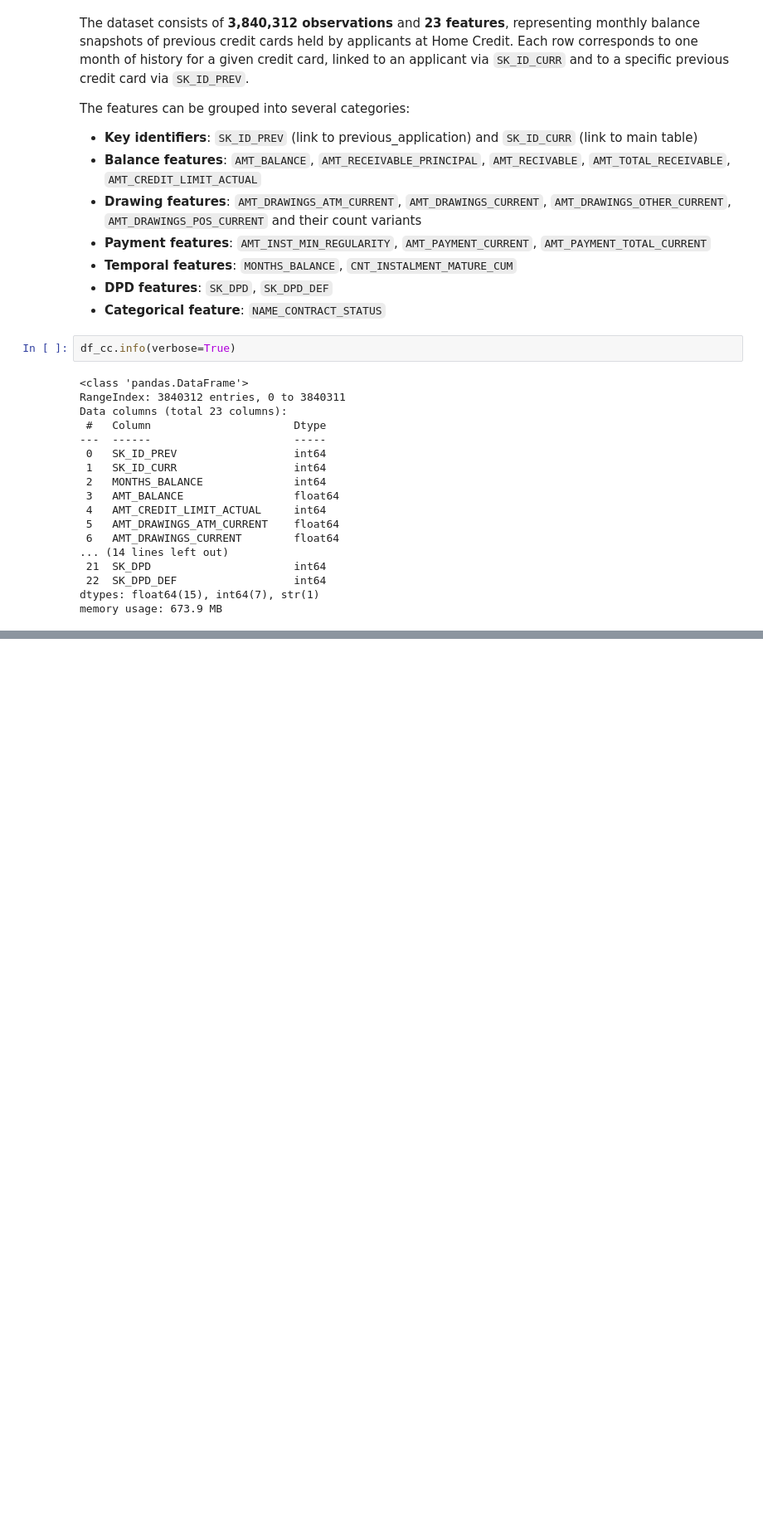
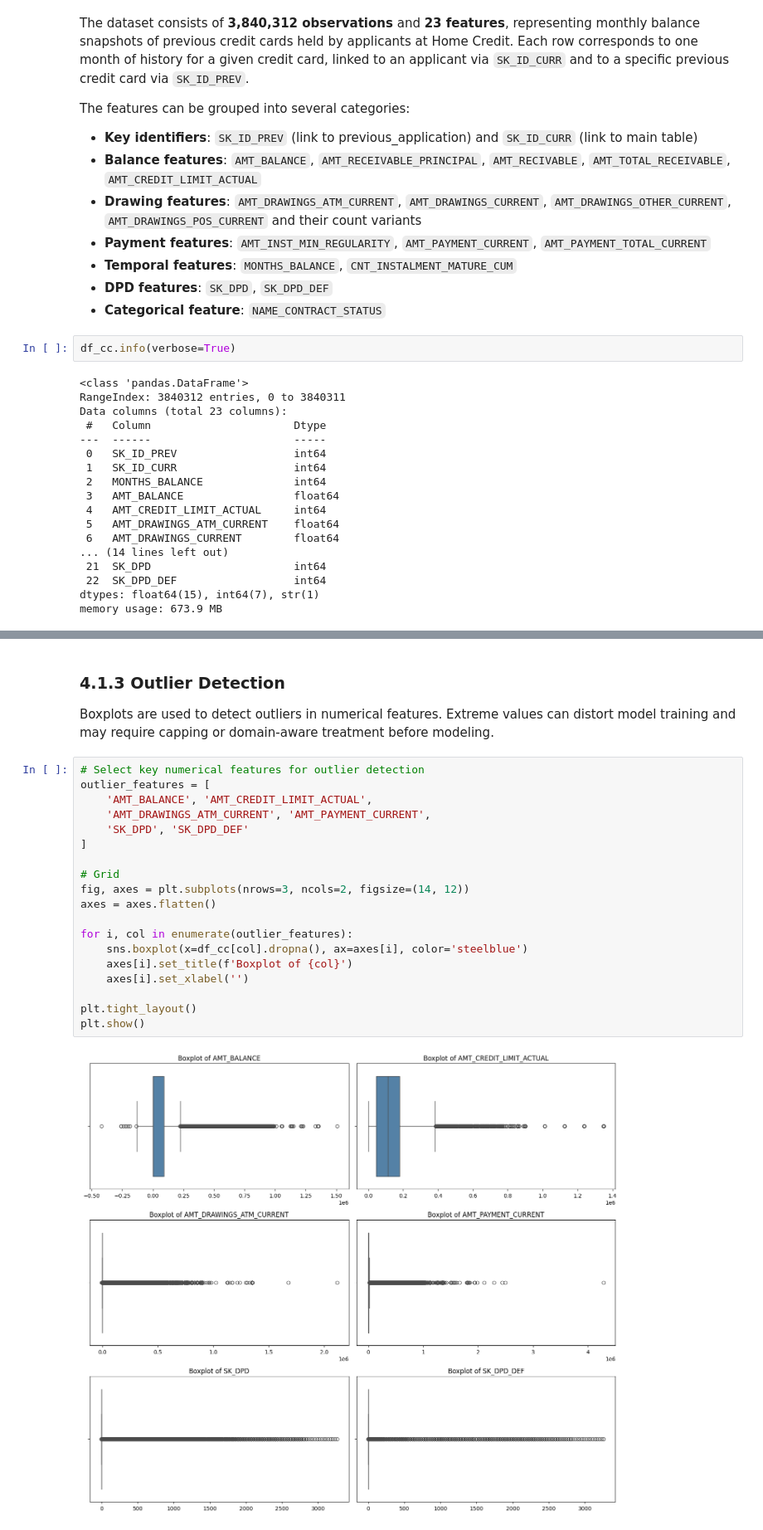
Before and after one commit to oknardo/Home_Credit_Scorecard_Model, a Jupyter notebook: EDA_credit_card_balance.ipynb, the cells around one changed output, grey strips where cells are left out. Shown at 83% size. Drawn from its saved outputs; the diff is of its cells as text; blank space fills up the shorter version.

```diff
--- a/EDA_credit_card_balance.ipynb
+++ b/EDA_credit_card_balance.ipynb
@@ -135,0 +372,25 @@ memory usage: 673.9 MB
+# %% [markdown]
+### 4.1.3 Outlier Detection
+
+Boxplots are used to detect outliers in numerical features. Extreme values can distort model training and may require capping or domain-aware treatment before modeling.
+# %%
+# Select key numerical features for outlier detection
+outlier_features = [
+    'AMT_BALANCE', 'AMT_CREDIT_LIMIT_ACTUAL',
+    'AMT_DRAWINGS_ATM_CURRENT', 'AMT_PAYMENT_CURRENT',
+    'SK_DPD', 'SK_DPD_DEF'
+]
+
+# Grid
+fig, axes = plt.subplots(nrows=3, ncols=2, figsize=(14, 12))
+axes = axes.flatten()
+
+for i, col in enumerate(outlier_features):
+    sns.boxplot(x=df_cc[col].dropna(), ax=axes[i], color='steelblue')
+    axes[i].set_title(f'Boxplot of {col}')
+    axes[i].set_xlabel('')
+
+plt.tight_layout()
+plt.show()
+# %% [output]
+[figure, added]
```
Also changed, not shown: parts of 41 cells of this notebook.
